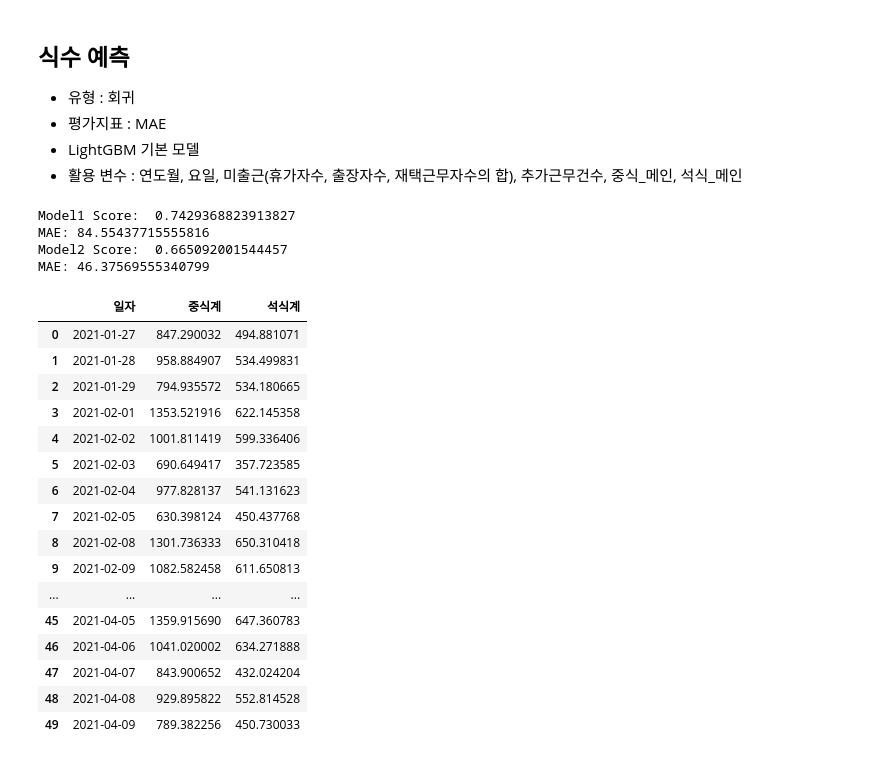
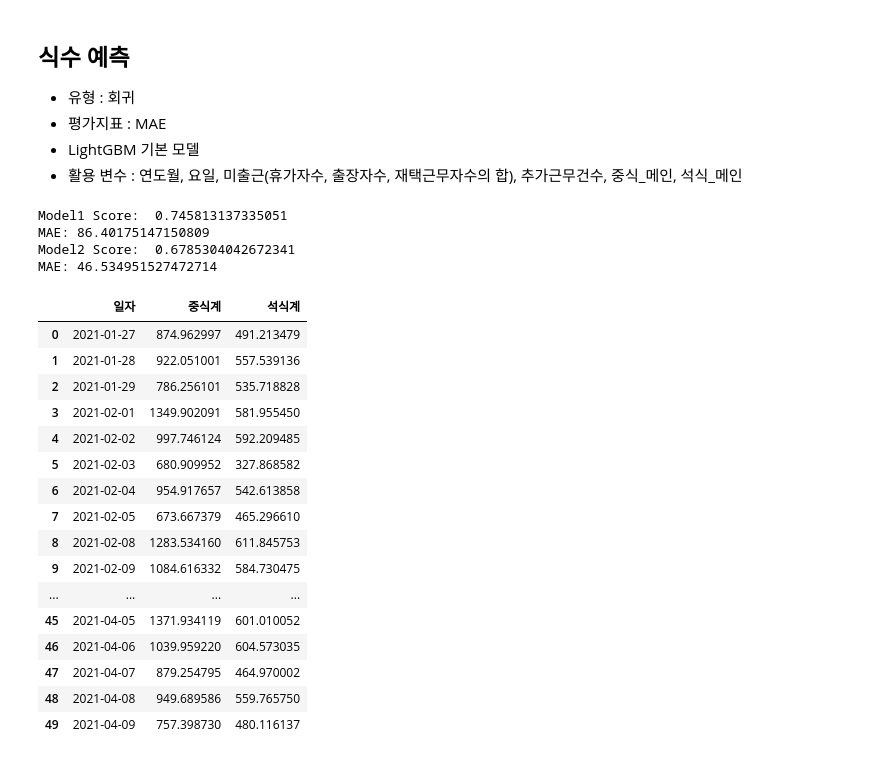
Before and after one commit to choiimingue/Mid-Project-2, a Jupyter notebook: [최민규]ML_lgbm_base.ipynb, the cells around one changed output. Drawn from its saved outputs; the diff is of its cells as text; code cells hidden in the pictures.

```diff
--- a/[최민규]ML_lgbm_base.ipynb
+++ b/[최민규]ML_lgbm_base.ipynb
@@ -168,14 +168,14 @@ n_train = n_train.drop(columns=['중식메뉴', '석식메뉴'])
 # 학습데이터에서 석식계 0인 행 제외
 n_train = n_train.drop(no_dinner_index, axis=0)
 n_train = n_train.reset_index(drop=True)
-n_train = n_train.drop(columns=['일자', '연도', '월', '출근', '석식_밥', '석식_국', '중식_밥', '중식_국'])
+n_train = n_train.drop(columns=['일자', '연도', '월', '석식_밥', '석식_국', '중식_밥', '중식_국'])
 
 # test에 메뉴 카테고리화한 프레임 병합
 test_menu = menu.iloc[1205:, 2:]
 test_menu = test_menu.reset_index(drop=True)
 n_test = pd.concat([n_test, test_menu], axis=1)
 n_test = n_test.drop(columns=['중식메뉴', '석식메뉴'])
-n_test = n_test.drop(columns=['일자', '연도', '월', '출근', '석식_밥', '석식_국', '중식_밥', '중식_국'])
+n_test = n_test.drop(columns=['일자', '연도', '월', '석식_밥', '석식_국', '중식_밥', '중식_국'])
 
 # 라벨인코딩으로 개별 메뉴 카테고리화
 from sklearn.preprocessing import LabelEncoder
@@ -191,7 +191,7 @@ n_train['연도월'] = n_train['연도월'].astype('category').cat.codes
 n_test['연도월'] = n_test['연도월'].astype('category').cat.codes
 
 # 변수 순서 맞춰주기
-n_test = n_test[['연도월', '요일', '미출근', '추가근무건수', '중식_메인', '석식_메인']]
+n_test = n_test[['연도월', '요일', '출근', '미출근', '추가근무건수', '중식_메인', '석식_메인']]
 
 # 타겟값 지정
 label = ['중식계', '석식계']
@@ -204,53 +204,53 @@ from sklearn.metrics import mean_absolute_error
 X = n_train.drop(columns=label)
 y1 = n_train[label[0]]
 y2 = n_train[label[1]]
 
 # 중식계 학습
 X_train, X_test, y_train, y_test = train_test_split(X, y1, test_size=.2, random_state=42)
 model1 = LGBMRegressor(random_state=42)
 model1.fit(X_train, y_train)
 print("Model1 Score: ",model1.score(X_test,y_test))
 print("MAE:",mean_absolute_error(y_test, model1.predict(X_test)))
 
 # 석식계 학습
 X_train, X_test, y_train, y_test = train_test_split(X, y2, test_size=.2, random_state=42)
 model2 = LGBMRegressor(random_state=42)
 model2.fit(X_train, y_train)
 print("Model2 Score: ",model2.score(X_test, y_test))
 print("MAE:",mean_absolute_error(y_test, model2.predict(X_test)))
 
 # 예측
 lunch_pred = model1.predict(n_test)
 dinner_pred = model2.predict(n_test)
 
 # 제출 문서
 submit['중식계'] = lunch_pred
 submit['석식계'] = dinner_pred
 
 submit.to_csv('submit.csv', index=False)
 pd.read_csv('submit.csv', index_col=False)
 # %% [output]
-Model1 Score:  0.7429368823913827
-MAE: 84.55437715555816
-Model2 Score:  0.665092001544457
-MAE: 46.37569555340799
+Model1 Score:  0.745813137335051
+MAE: 86.40175147150809
+Model2 Score:  0.6785304042672341
+MAE: 46.534951527472714
 |  | 일자 | 중식계 | 석식계 |
-| 0 | 2021-01-27 | 847.290032 | 494.881071 |
-| 1 | 2021-01-28 | 958.884907 | 534.499831 |
-| 2 | 2021-01-29 | 794.935572 | 534.180665 |
-| 3 | 2021-02-01 | 1353.521916 | 622.145358 |
-| 4 | 2021-02-02 | 1001.811419 | 599.336406 |
-| 5 | 2021-02-03 | 690.649417 | 357.723585 |
-| 6 | 2021-02-04 | 977.828137 | 541.131623 |
-| 7 | 2021-02-05 | 630.398124 | 450.437768 |
-| 8 | 2021-02-08 | 1301.736333 | 650.310418 |
-| 9 | 2021-02-09 | 1082.582458 | 611.650813 |
+| 0 | 2021-01-27 | 874.962997 | 491.213479 |
+| 1 | 2021-01-28 | 922.051001 | 557.539136 |
+| 2 | 2021-01-29 | 786.256101 | 535.718828 |
+| 3 | 2021-02-01 | 1349.902091 | 581.955450 |
+| 4 | 2021-02-02 | 997.746124 | 592.209485 |
+| 5 | 2021-02-03 | 680.909952 | 327.868582 |
+| 6 | 2021-02-04 | 954.917657 | 542.613858 |
+| 7 | 2021-02-05 | 673.667379 | 465.296610 |
+| 8 | 2021-02-08 | 1283.534160 | 611.845753 |
+| 9 | 2021-02-09 | 1084.616332 | 584.730475 |
 | ... | ... | ... | ... |
-| 45 | 2021-04-05 | 1359.915690 | 647.360783 |
-| 46 | 2021-04-06 | 1041.020002 | 634.271888 |
-| 47 | 2021-04-07 | 843.900652 | 432.024204 |
-| 48 | 2021-04-08 | 929.895822 | 552.814528 |
-| 49 | 2021-04-09 | 789.382256 | 450.730033 |
+| 45 | 2021-04-05 | 1371.934119 | 601.010052 |
+| 46 | 2021-04-06 | 1039.959220 | 604.573035 |
+| 47 | 2021-04-07 | 879.254795 | 464.970002 |
+| 48 | 2021-04-08 | 949.689586 | 559.765750 |
+| 49 | 2021-04-09 | 757.398730 | 480.116137 |
 # %%
 # 그리드 서치
 from sklearn.model_selection import GridSearchCV
```
Also changed, not shown: parts of 3 cells of this notebook, 1 other file.
